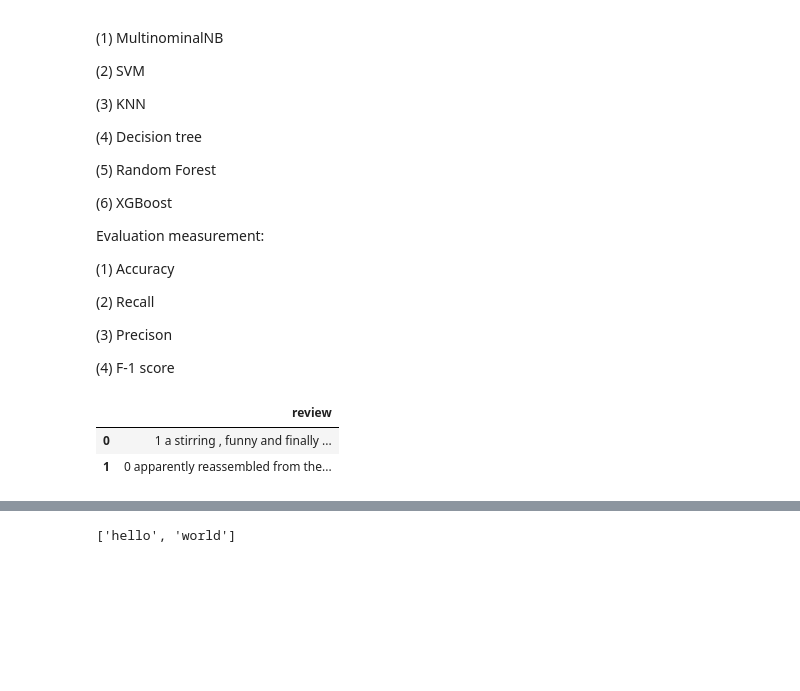
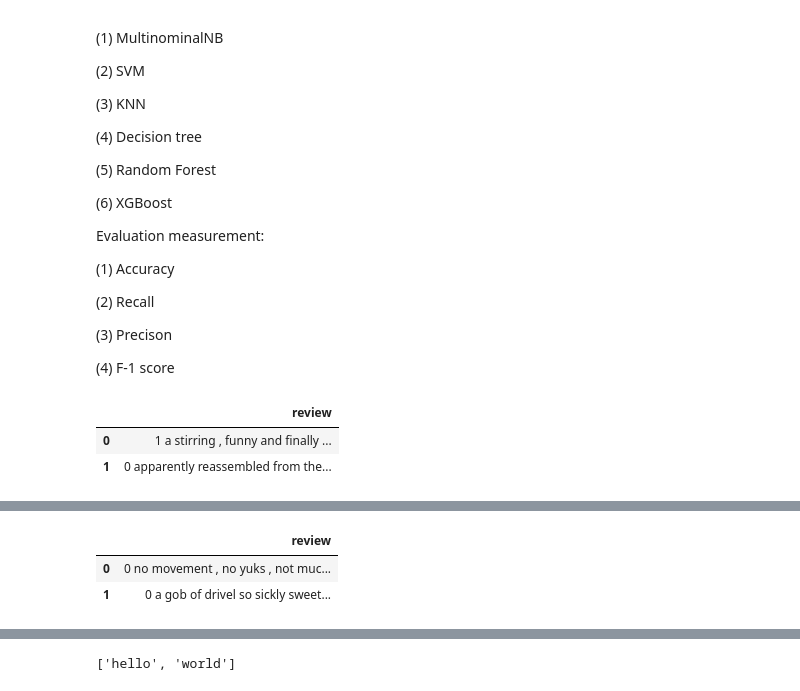
Before and after one commit to akhiltabjula/ComputationalMethodsForInformationSystems, a Jupyter notebook: In_class_exercise_09.ipynb, the cells around one changed output, grey strips where cells are left out. Saved outputs shown, nothing was run; the diff lists cells and outputs as text; code cells hidden in the pictures; blank space fills up the shorter version.

```diff
--- a/In_class_exercise_09.ipynb
+++ b/In_class_exercise_09.ipynb
@@ -65,0 +68,6 @@ data_df.head(2)
+# %%
+test_df.head(2)
+# %% [output]
+|  | review |
+| 0 | 0 no movement , no yuks , not muc... |
+| 1 | 0 a gob of drivel so sickly sweet... |
```
Also changed, not shown: parts of 55 cells of this notebook.
